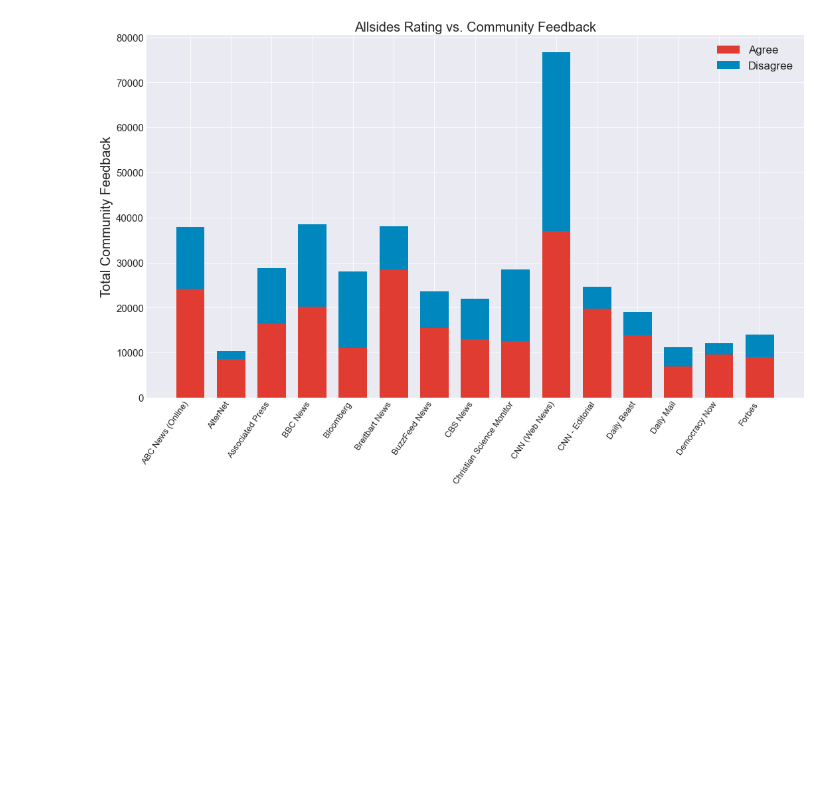
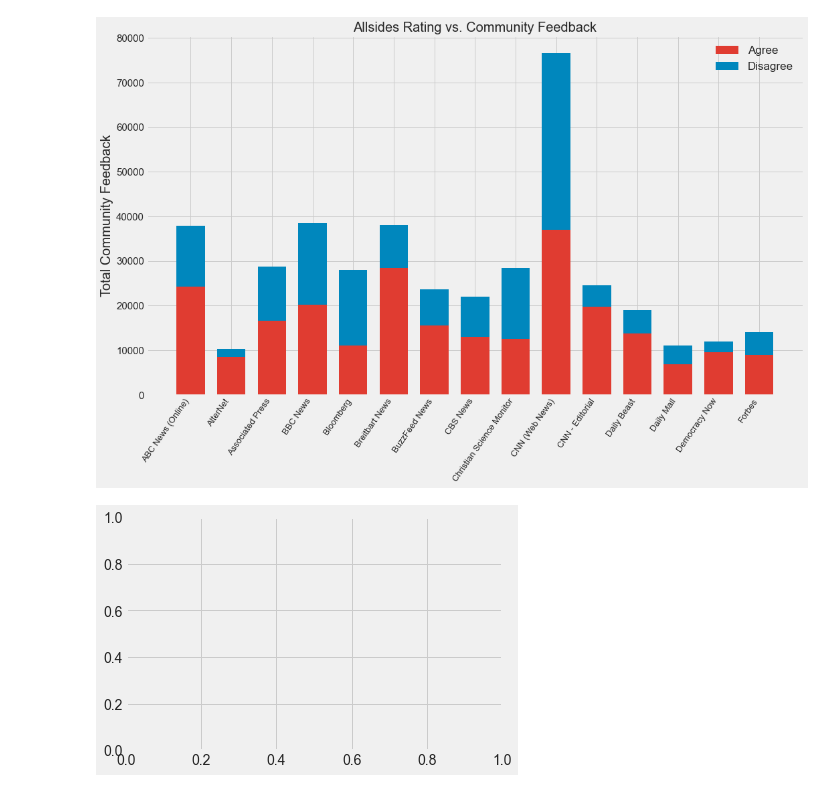
Before and after one commit to RamonAsuncion/allsides-web-scraper, a Jupyter notebook: Graphs.ipynb, the cells around one changed output. Cells and saved outputs as stored; diff of their text form; code cells hidden in the pictures; blank space fills up the shorter version.

```diff
--- a/Graphs.ipynb
+++ b/Graphs.ipynb
@@ -23,7 +23,7 @@ df.head()
 | 3 | BBC News | center | https://www.allsides.com/news-sou... | 20247 | 18216 | 1.111 | Somewhat agree | ... |
 | 4 | Bloomberg | left-center | https://www.allsides.com/news-sou... | 11071 | 16943 | 0.653 | Disagree | ... |
 # %%
-plt.style.use('seaborn-dark') # the style of the graph
+plt.style.use('fivethirtyeight') # the style of the graph
 # %% [markdown]
 ## Data in a bar graph:
 Here is an example of what you can do with the agree and disagree values collected.
@@ -54,10 +55,12 @@ plt.show()  # To make the plot appear
 # %% [output]
 [figure]
 # %%
-df3 = df.copy()
+df3 = df.head(15).copy()
 
 #df3['AllSides Bias Rating']
 
 
 plt.grid(True)
 plt.show()
+# %% [output]
+[figure, added]
```
Also changed, not shown: parts of 3 cells of this notebook.
